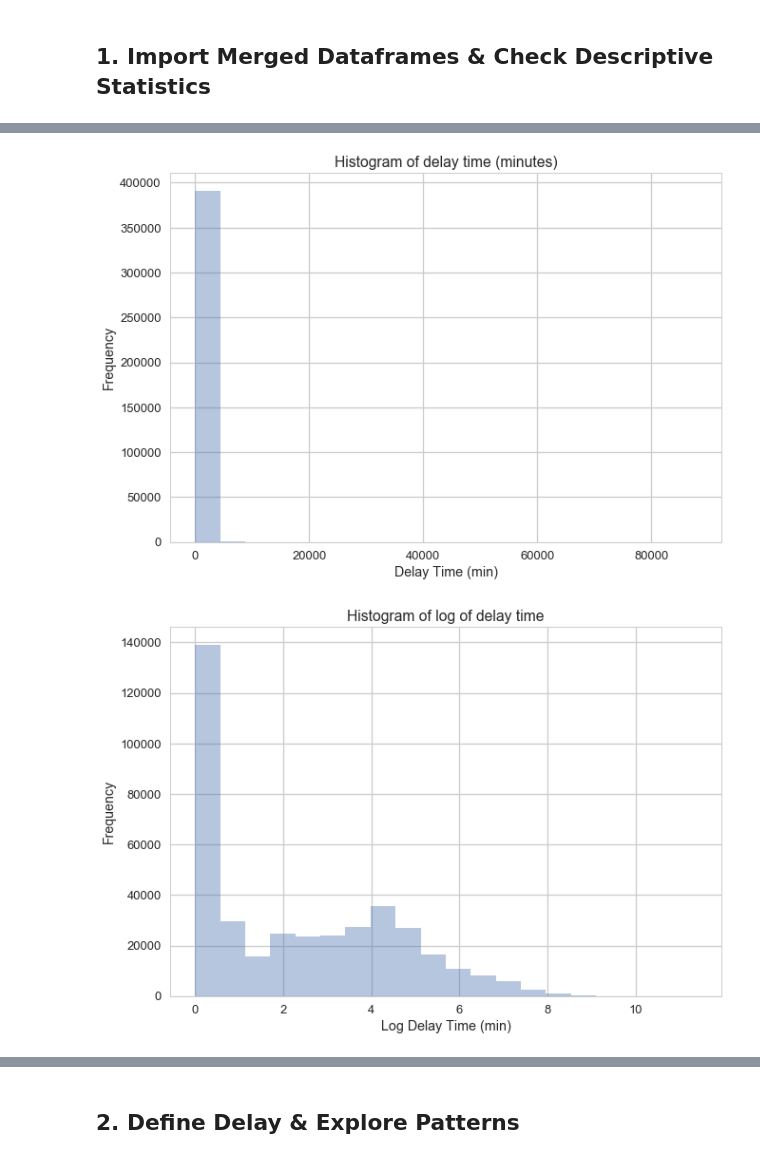
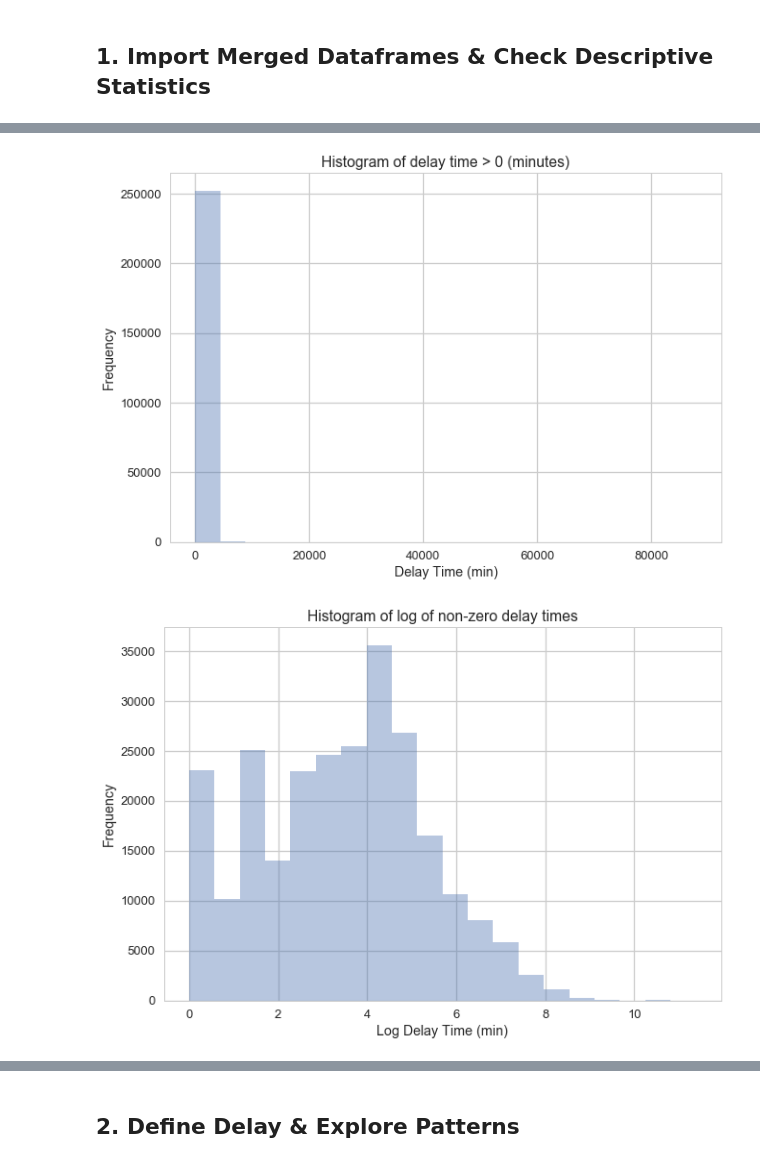
Before and after one commit to PassMoreHeat/springboard, a Jupyter notebook: Capstone_2/Data_Story_EDA_Statistics_LPMS.ipynb, the cells around one changed output, grey strips where cells are left out. Drawn from its saved outputs; the diff is of its cells as text; code cells hidden in the pictures.

Commit message:
updated delay def

```diff
--- a/Capstone_2/Data_Story_EDA_Statistics_LPMS.ipynb
+++ b/Capstone_2/Data_Story_EDA_Statistics_LPMS.ipynb
@@ -64,3 +65,6 @@ traf_sample.describe()
 | 50% | 12.000000 | 1.000000 | 1.649363e+09 | 2.000000 | 501994.500000 | 7.000000 | 8.000000 | 5.000000 |
 | 75% | 26.000000 | 1.000000 | 2.996234e+09 | 9.000000 | 745255.250000 | 12.000000 | 15.000000 | 64.000000 |
 | max | 99.000000 | 5.000000 | 4.293307e+09 | 5140.000000 | 999995.000000 | 1090.000000 | 4325.000000 | 87870.000000 |
+# %%
+# Remove all 'delay_time' = 0 rows: no_zero_delay
+no_zero_delay = traf_sample.query('delay_time != 0')
@@ -67,21 +117,21 @@ traf_sample.describe()
 # %%
-# view a histogram of delay_time
-sns.distplot(traf_sample.delay_time, bins=20, kde=False, rug=False);
-plt.title('Histogram of delay time (minutes)');
+# view a histogram of delay_time with no 'delay_time' = 0
+sns.distplot(no_zero_delay.delay_time, bins=20, kde=False, rug=False);
+plt.title('Histogram of delay time > 0 (minutes)');
 plt.xlabel('Delay Time (min)');
 plt.ylabel('Frequency');
 # %% [output]
-[figure, old version]
+[figure, new version]
 # %%
 # Log transform 'delay_time' to view all data on histogram (raw data too skewed)
-traf_sample = traf_sample.assign(log_delay = lambda x: np.log(x.delay_time + 1))
+no_zero_delay = no_zero_delay.assign(log_delay = lambda x: np.log(x.delay_time))
 # %%
 # view a histogram of log of delay_time
-sns.distplot(traf_sample.log_delay, bins=20, kde=False, rug=False);
-plt.title('Histogram of log of delay time');
+sns.distplot(no_zero_delay.log_delay, bins=20, kde=False, rug=False);
+plt.title('Histogram of log of non-zero delay times');
 plt.xlabel('Log Delay Time (min)');
 plt.ylabel('Frequency');
 # %% [output]
-[figure, old version]
+[figure, new version]
 # %%
 # check normality with Q-Q plot
```
Also changed, not shown: parts of 48 cells of this notebook.
